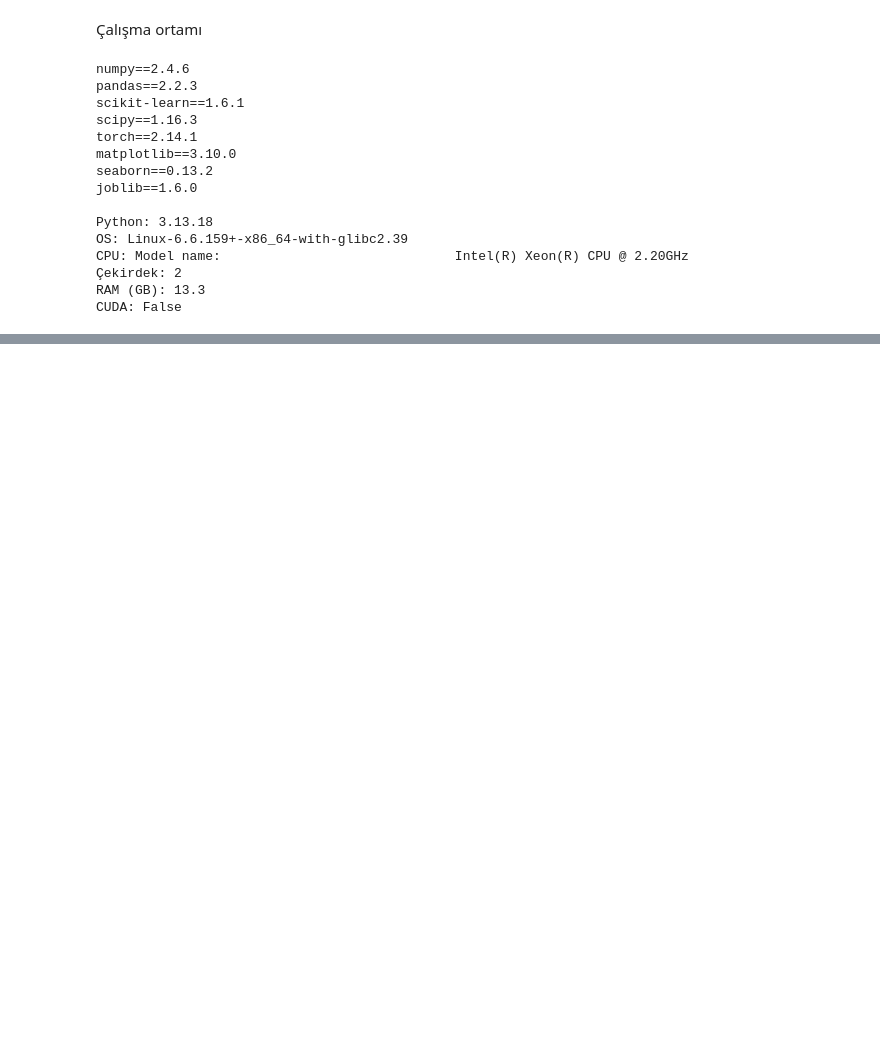
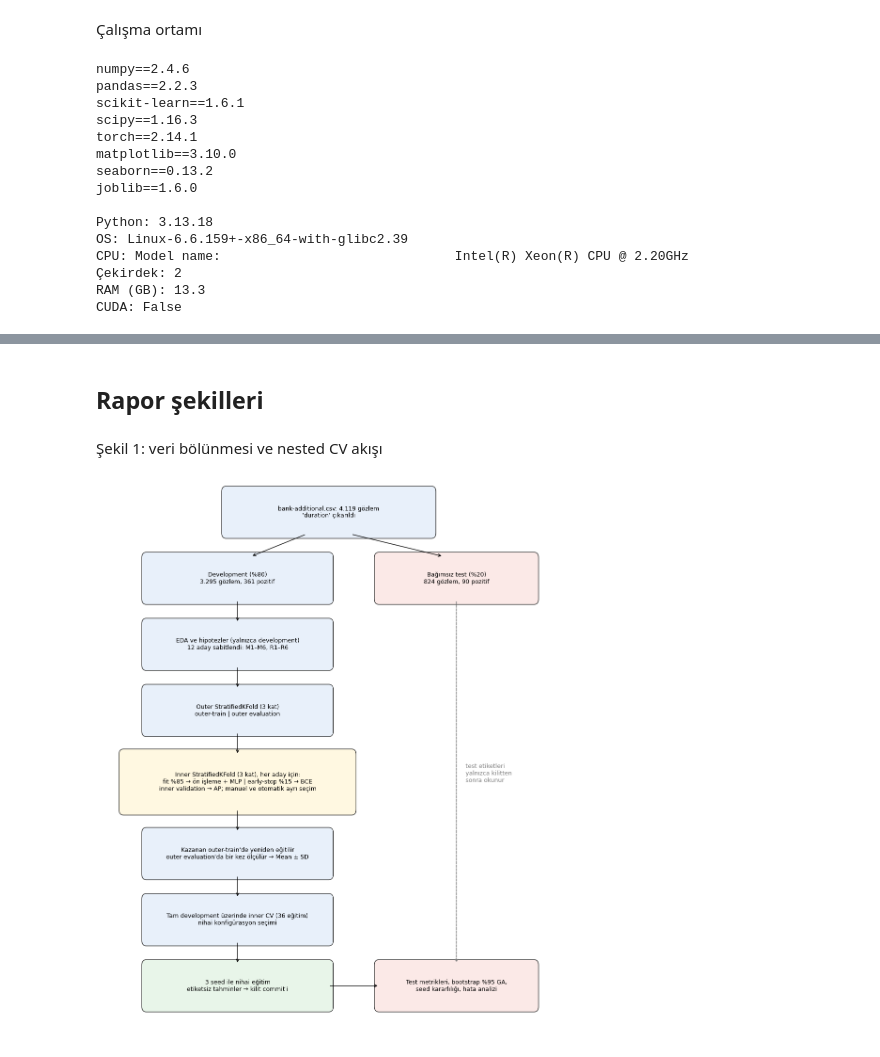
Before and after one commit to halilcankaroglu/yzm511-midterm-mlp, a Jupyter notebook: 03_final_test.ipynb, the cells around one changed output, grey strips where cells are left out. Saved outputs shown, nothing was run; the diff lists cells and outputs as text; code cells hidden in the pictures; blank space fills up the shorter version.

```diff
--- a/03_final_test.ipynb
+++ b/03_final_test.ipynb
@@ -395,0 +425,38 @@ To https://github.com/halilcankaroglu/yzm511-midterm-mlp.git
+# %% [markdown]
+## Rapor şekilleri
+# %% [markdown]
+Şekil 1: veri bölünmesi ve nested CV akışı
+# %%
+import matplotlib.pyplot as plt
+from matplotlib.patches import FancyBboxPatch
+
+def box(ax, x, y, text, w=0.40, h=0.075, fc="#e8f0fa"):
+    ax.add_patch(FancyBboxPatch((x - w/2, y - h/2), w, h, boxstyle="round,pad=0.01", fc=fc, ec="#333"))
+    ax.text(x, y, text, ha="center", va="center", fontsize=9)
+
+def arrow(ax, x1, y1, x2, y2, **kw):
+    ax.annotate("", xy=(x2, y2), xytext=(x1, y1), arrowprops=dict(arrowstyle="->", **kw))
+
+fig, ax = plt.subplots(figsize=(10, 12)); ax.axis("off")
+box(ax, .5, .95, "bank-additional.csv: 4.119 gözlem\n'duration' çıkarıldı", w=.45)
+box(ax, .30, .83, "Development (%80)\n3.295 gözlem, 361 pozitif")
+box(ax, .78, .83, "Bağımsız test (%20)\n824 gözlem, 90 pozitif", w=.34, fc="#fbe9e7")
+box(ax, .30, .71, "EDA ve hipotezler (yalnızca development)\n12 aday sabitlendi: M1–M6, R1–R6")
+box(ax, .30, .59, "Outer StratifiedKFold (3 kat)\nouter-train | outer evaluation")
+box(ax, .30, .46, "Inner StratifiedKFold (3 kat), her aday için:\nfit %85 → ön işleme + MLP | early-stop %15 → BCE\ninner validation → AP; manuel ve otomatik ayrı seçim",
+    w=.50, h=.10, fc="#fff8e1")
+box(ax, .30, .33, "Kazanan outer-train'de yeniden eğitilir\nouter evaluation'da bir kez ölçülür → Mean ± SD")
+box(ax, .30, .21, "Tam development üzerinde inner CV (36 eğitim)\nnihai konfigürasyon seçimi")
+box(ax, .30, .09, "3 seed ile nihai eğitim\netiketsiz tahminler → kilit commit'i", fc="#e8f5e9")
+box(ax, .78, .09, "Test metrikleri, bootstrap %95 GA,\nseed kararlılığı, hata analizi", w=.34, fc="#fbe9e7")
+
+arrow(ax, .45, .91, .33, .87); arrow(ax, .55, .91, .75, .87)
+for y1, y2 in [(.79, .75), (.67, .63), (.55, .51), (.41, .37), (.29, .25), (.17, .13)]:
+    arrow(ax, .30, y1, .30, y2)
+arrow(ax, .50, .09, .61, .09)
+arrow(ax, .78, .79, .78, .13, ls="--", color="gray")
+ax.text(.80, .46, "test etiketleri\nyalnızca kilitten\nsonra okunur", fontsize=9, color="gray")
+ax.set_xlim(0, 1); ax.set_ylim(0, 1)
+plt.tight_layout(); plt.savefig("figures/fig1_nested_cv_flow.png", dpi=150); plt.show()
+# %% [output]
+[figure, added]
```
Also changed, not shown: parts of 11 cells of this notebook.
